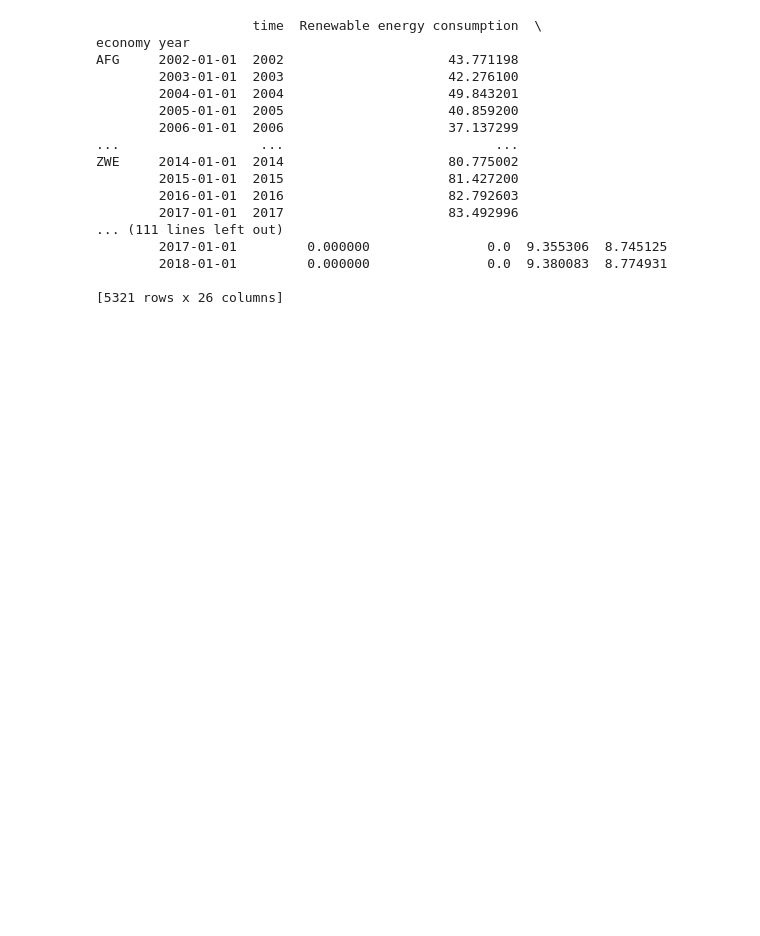
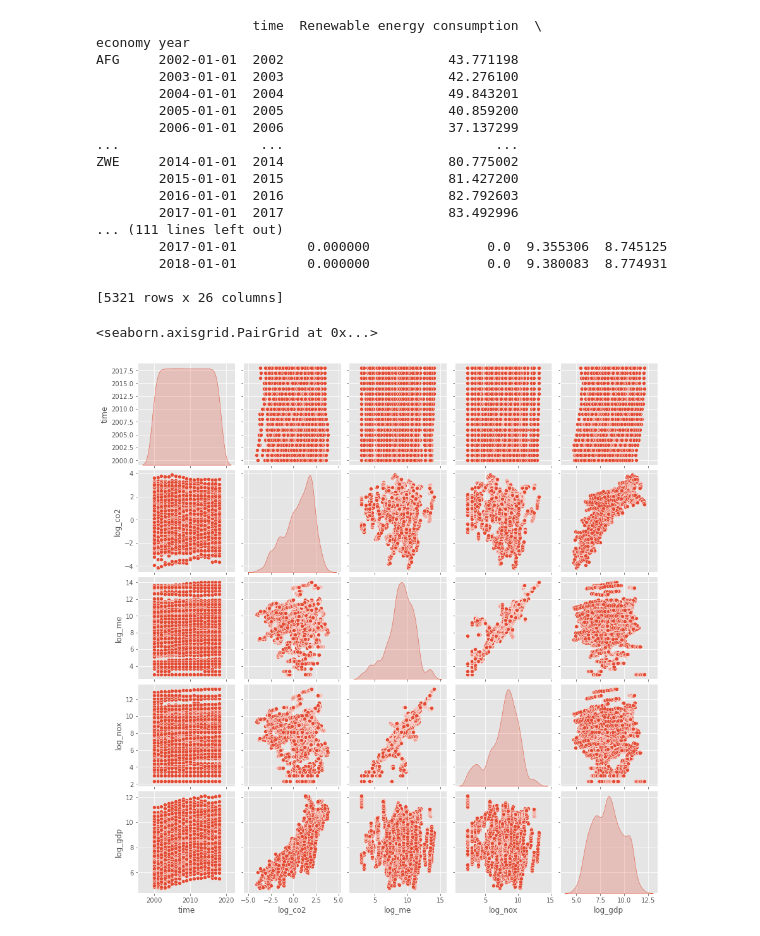
Before and after one commit to CS521-Burstein/final-project-anjaliagr, a Jupyter notebook: Data analysis.ipynb, the cells around one changed output. Saved outputs shown, nothing was run; the diff lists cells and outputs as text; code cells hidden in the pictures; blank space fills up the shorter version.

Commit message:
added pairplot viz

```diff
--- a/Data analysis.ipynb
+++ b/Data analysis.ipynb
@@ -568,6 +536,25 @@ ZWE     2014-01-01  2014                     80.775002
         2018-01-01         0.000000               0.0  9.380083  8.774931
 
 [5321 rows x 26 columns]
+# %%
+#sns.pairplot(panel_df['time'], panel_df['log_co2'], panel_df['log_gdp'], panel_df['log_me'], panel_df['log_nox'])
+panel_df = panel_df[~panel_df.index.duplicated(keep='first')]
+gas_df = panel_df[['time','log_co2', 'log_me', 'log_nox', 'log_gdp']]
+gas_df = gas_df[~gas_df.index.duplicated(keep='first')]
+#gas_df
+#sns.histplot(panel_df.log_me, kde=True)
+#plt.show()
+
+#sns.histplot(panel_df.log_co2, kde = True)
+#plt.show()
+
+#sns.histplot(panel_df.log_nox, kde = True)
+#plt.show()
+
+sns.pairplot(gas_df, diag_kind= 'kde')
+# %% [output]
+<seaborn.axisgrid.PairGrid at 0x...>
+[figure, added]
 # %%
 #Panel Data output
 
```
Also changed, not shown: parts of 13 cells of this notebook, 2 other files.
